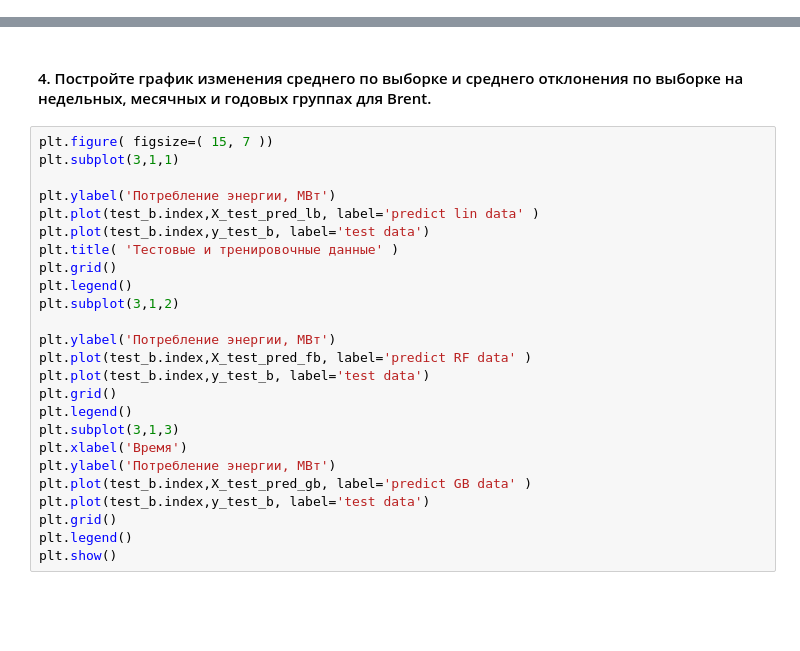
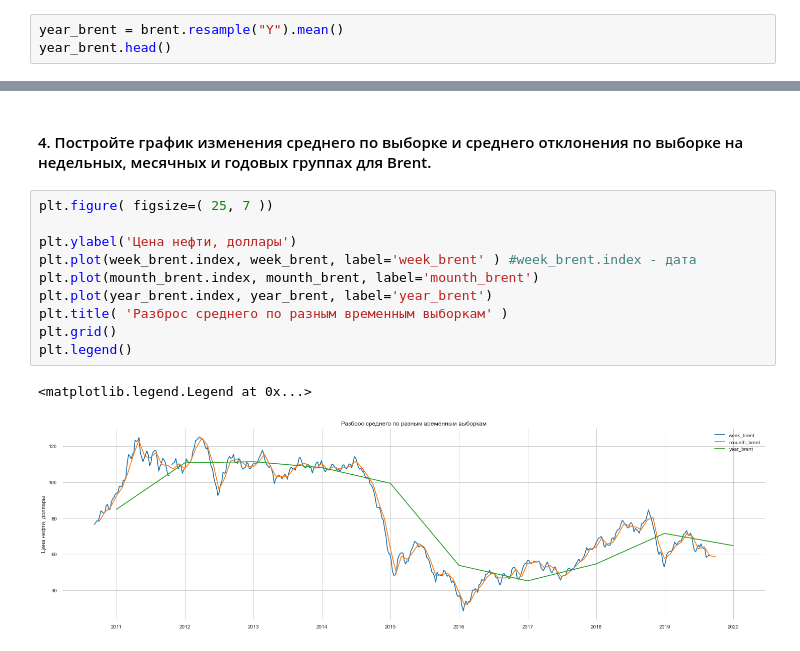
Before and after one commit to irennerifire/timeseries, a Jupyter notebook: HW1_time_series.ipynb, the cells around one changed output, grey strips where cells are left out. Drawn from its saved outputs; the diff is of its cells as text; blank space fills up the shorter version.

```diff
--- a/HW1_time_series.ipynb
+++ b/HW1_time_series.ipynb
@@ -195,3 +197,6 @@ plt.ylabel ( '$' )
 # %% [output]
 Text(0, 0.5, '$')
 [figure]
+# %%
+year_brent = brent.resample("Y").mean()
+year_brent.head()
@@ -198,27 +211,15 @@ Text(0, 0.5, '$')
 # %% [markdown]
 #### 4. Постройте график изменения среднего по выборке и среднего отклонения по выборке на недельных, месячных и годовых группах для Brent.
-# %%
-plt.figure( figsize=( 15, 7 ))
-plt.subplot(3,1,1)
-
-plt.ylabel('Потребление энергии, МВт')
-plt.plot(test_b.index,X_test_pred_lb, label='predict lin data' )
-plt.plot(test_b.index,y_test_b, label='test data')
-plt.title( 'Тестовые и тренировочные данные' )
-plt.grid()
-plt.legend()
-plt.subplot(3,1,2)
-
-plt.ylabel('Потребление энергии, МВт')
-plt.plot(test_b.index,X_test_pred_fb, label='predict RF data' )
-plt.plot(test_b.index,y_test_b, label='test data')
-plt.grid()
-plt.legend()
-plt.subplot(3,1,3)
-plt.xlabel('Время')
-plt.ylabel('Потребление энергии, МВт')
-plt.plot(test_b.index,X_test_pred_gb, label='predict GB data' )
-plt.plot(test_b.index,y_test_b, label='test data')
-plt.grid()
-plt.legend()
-plt.show()
+# %%
+plt.figure( figsize=( 25, 7 ))
+
+plt.ylabel('Цена нефти, доллары')
+plt.plot(week_brent.index, week_brent, label='week_brent' ) #week_brent.index - дата
+plt.plot(mounth_brent.index, mounth_brent, label='mounth_brent')
+plt.plot(year_brent.index, year_brent, label='year_brent')
+plt.title( 'Разброс среднего по разным временным выборкам' )
+plt.grid()
+plt.legend()
+# %% [output]
+<matplotlib.legend.Legend at 0x...>
+[figure, added]
```
Also changed, not shown: parts of 21 cells of this notebook.
